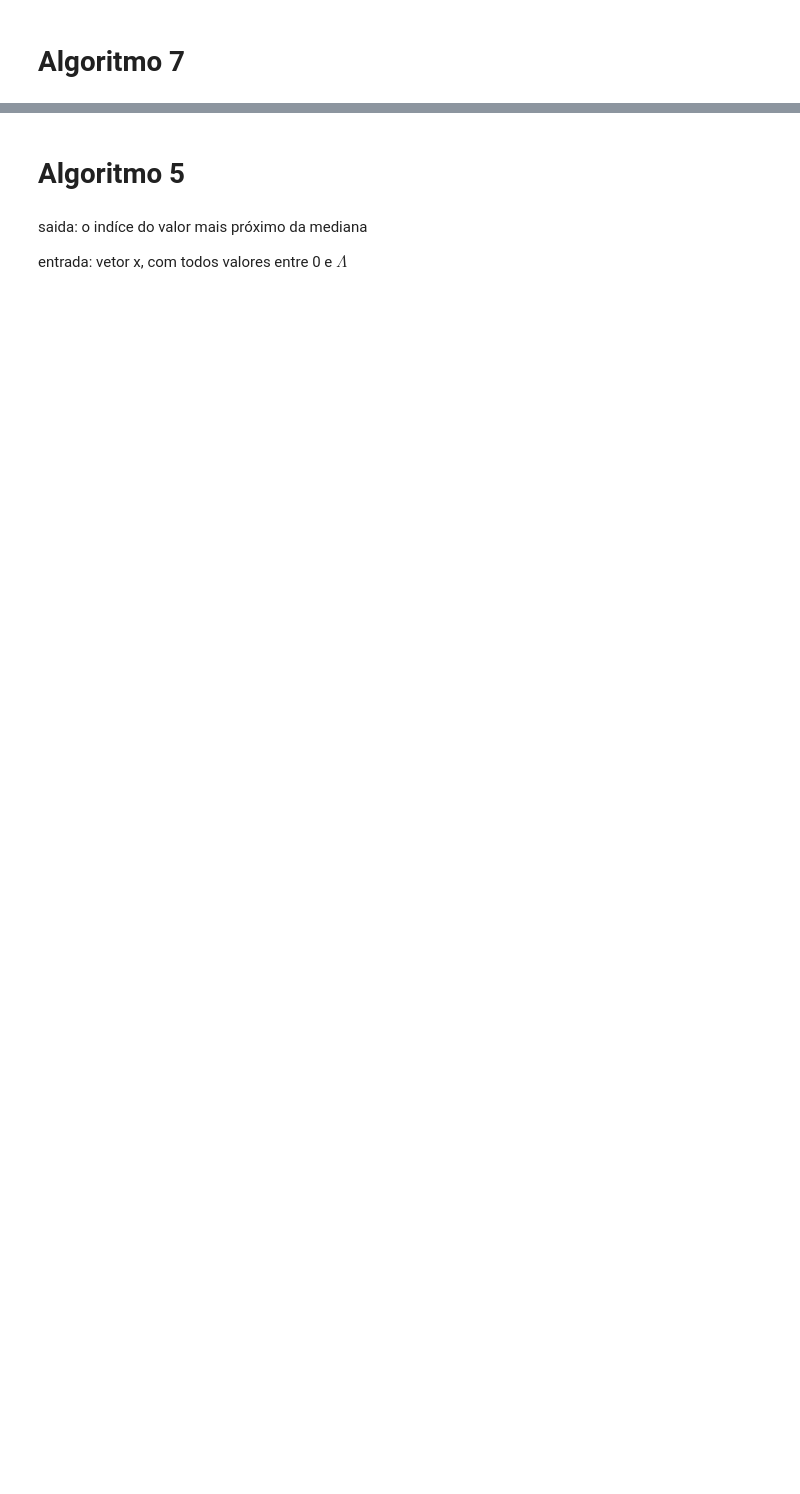
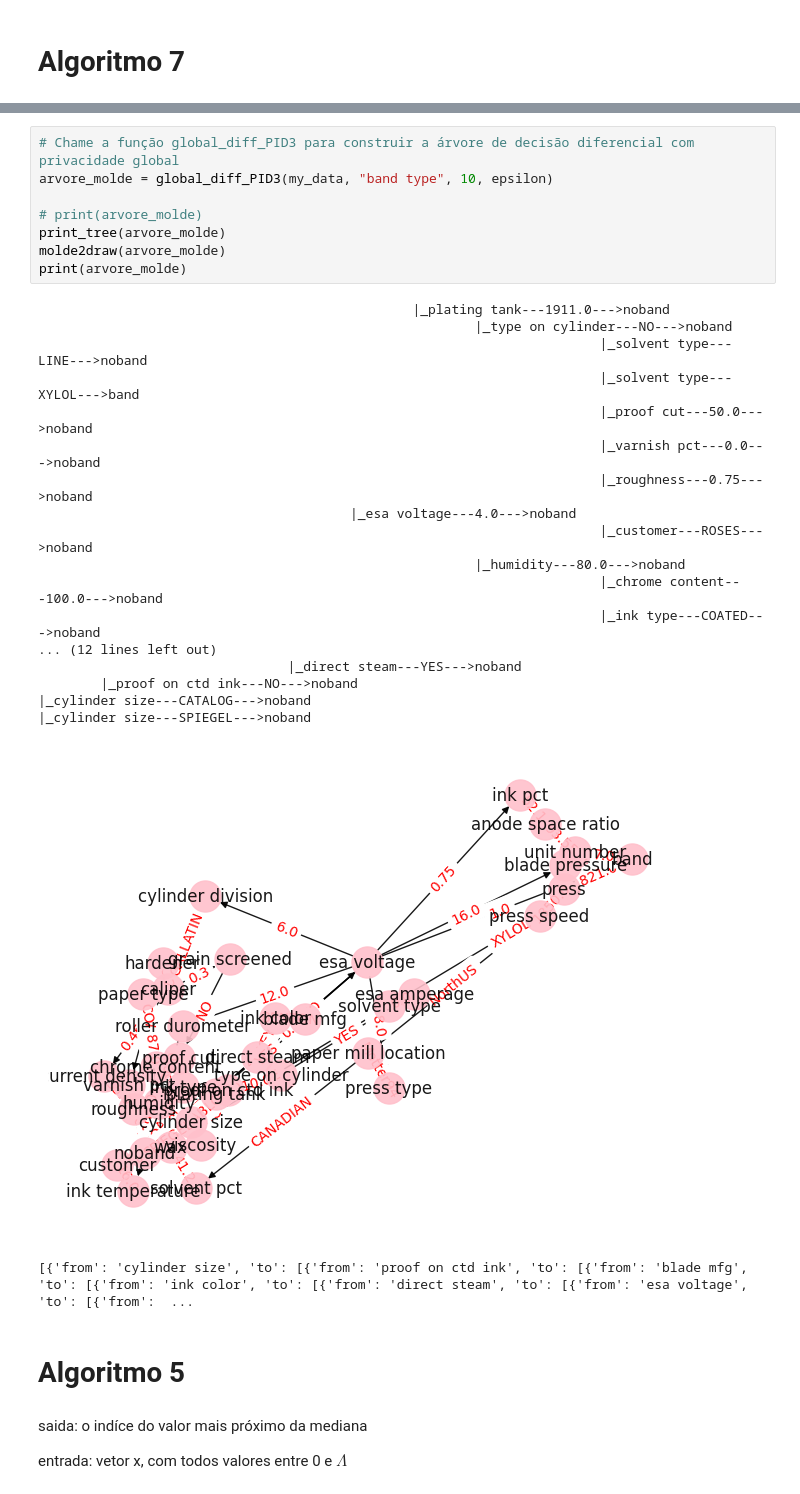
Before and after one commit to kalebemaiaa/localDampening, a Jupyter notebook: ID3_algoritmo.ipynb, the cells around one changed output, grey strips where cells are left out. Drawn from its saved outputs; the diff is of its cells as text; blank space fills up the shorter version.

```diff
--- a/ID3_algoritmo.ipynb
+++ b/ID3_algoritmo.ipynb
@@ -260,3 +369,31 @@ molde2draw(arvore_molde)
+# %%
+# Chame a função global_diff_PID3 para construir a árvore de decisão diferencial com privacidade global
+arvore_molde = global_diff_PID3(my_data, "band type", 10, epsilon)
+
+# print(arvore_molde)
+print_tree(arvore_molde)
+molde2draw(arvore_molde)
+print(arvore_molde)
+# %% [output]
+                                                |_plating tank---1911.0--->noband
+                                                        |_type on cylinder---NO--->noband
+                                                                        |_solvent type---LINE--->noband
+                                                                        |_solvent type---XYLOL--->band
+                                                                        |_proof cut---50.0--->noband
+                                                                        |_varnish pct---0.0--->noband
+                                                                        |_roughness---0.75--->noband
+                                        |_esa voltage---4.0--->noband
+                                                                        |_customer---ROSES--->noband
+                                                        |_humidity---80.0--->noband
+                                                                        |_chrome content---100.0--->noband
+                                                                        |_ink type---COATED--->noband
+... (12 lines left out)
+                                |_direct steam---YES--->noband
+        |_proof on ctd ink---NO--->noband
+|_cylinder size---CATALOG--->noband
+|_cylinder size---SPIEGEL--->noband
+[figure, added]
+[{'from': 'cylinder size', 'to': [{'from': 'proof on ctd ink', 'to': [{'from': 'blade mfg', 'to': [{'from': 'ink color', 'to': [{'from': 'direct steam', 'to': [{'from': 'esa voltage', 'to': [{'from':  ...
 # %% [markdown]
 # Algoritmo 5
 # %% [markdown]
```
Also changed, not shown: parts of 28 cells of this notebook, 3 other files.
